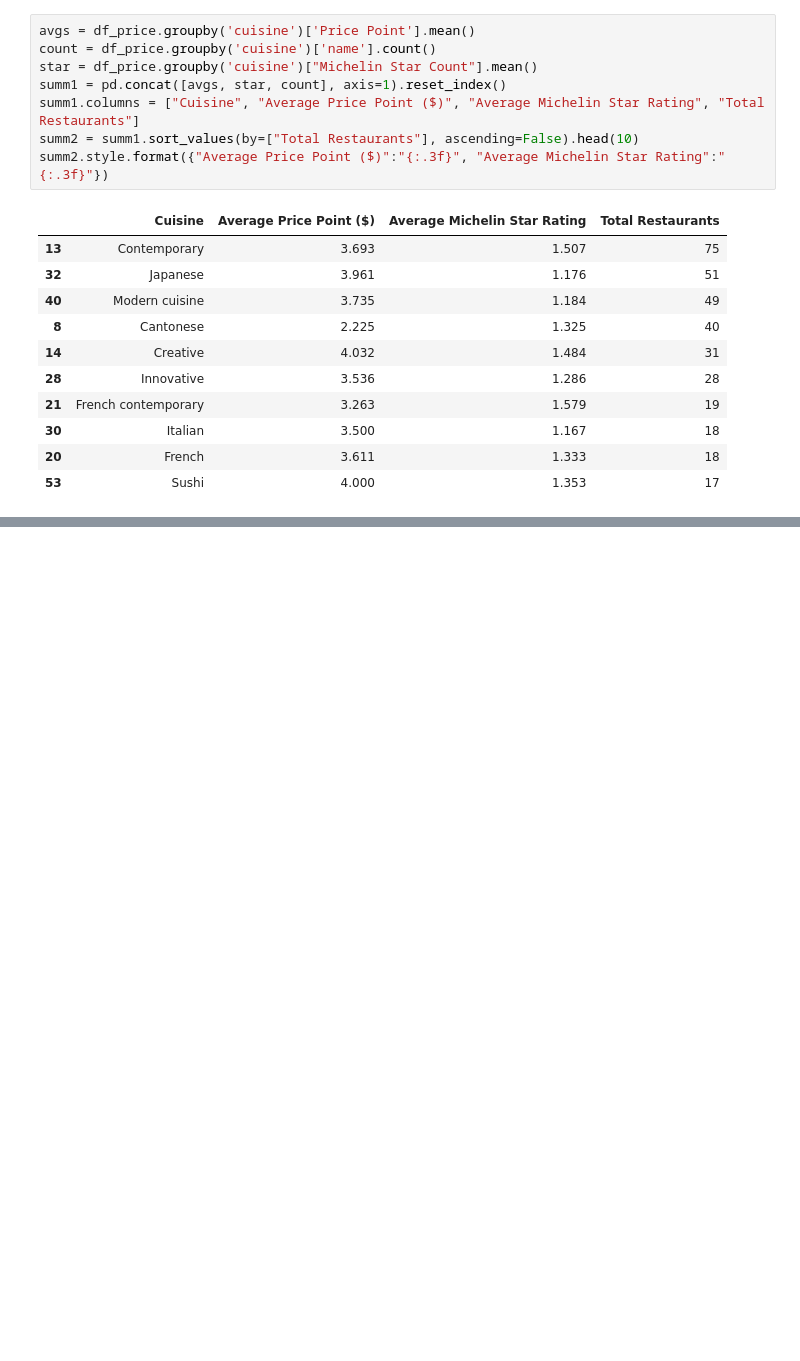
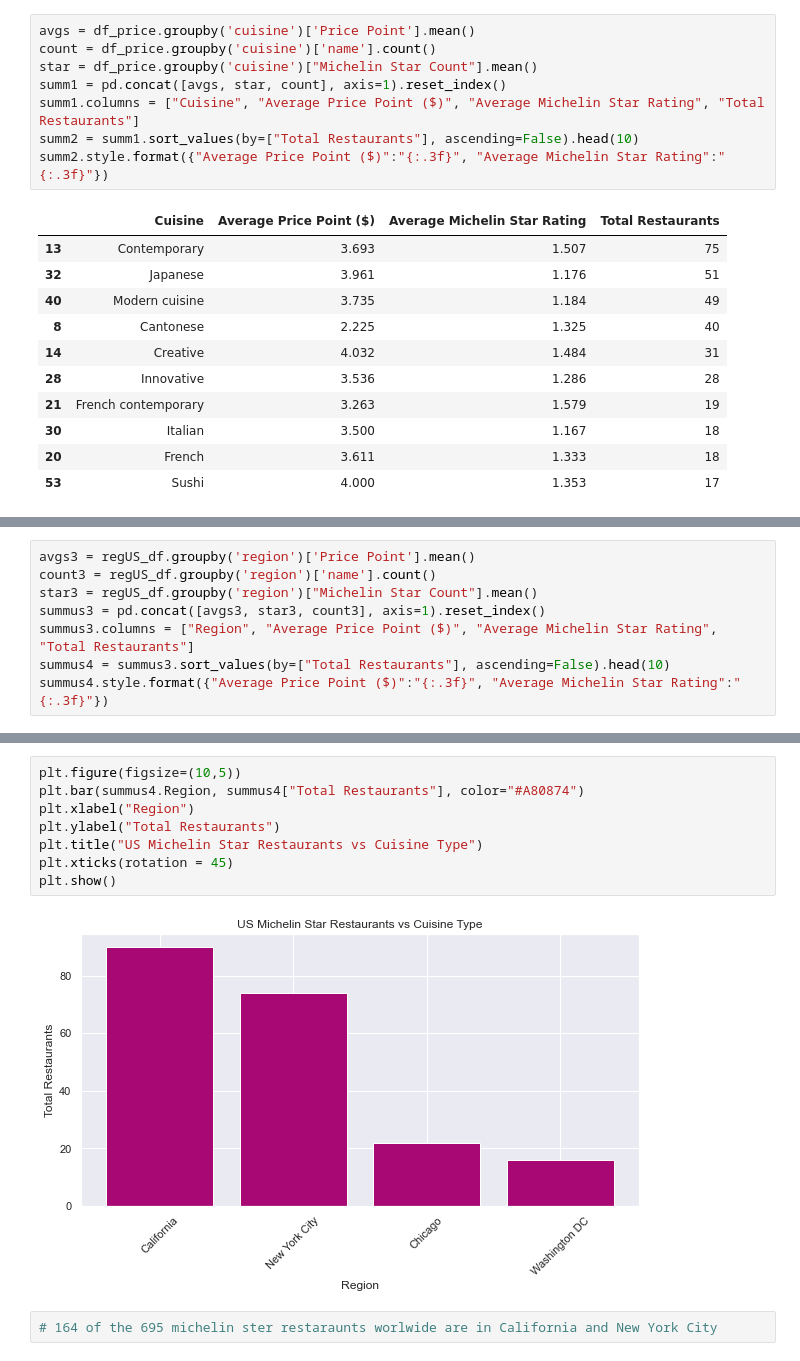
Before and after one commit to EI-github/smu_project1_michelinrestaurants, a Jupyter notebook: Cody_Work/Project 1/Project1.ipynb, the cells around one changed output, grey strips where cells are left out. Saved outputs shown, nothing was run; the diff lists cells and outputs as text; blank space fills up the shorter version.

```diff
--- a/Cody_Work/Project 1/Project1.ipynb
+++ b/Cody_Work/Project 1/Project1.ipynb
@@ -257,0 +324,8 @@ plt.show()
+# %%
+avgs3 = regUS_df.groupby('region')['Price Point'].mean()
+count3 = regUS_df.groupby('region')['name'].count()
+star3 = regUS_df.groupby('region')["Michelin Star Count"].mean()
+summus3 = pd.concat([avgs3, star3, count3], axis=1).reset_index()
+summus3.columns = ["Region", "Average Price Point ($)", "Average Michelin Star Rating", "Total Restaurants"]
+summus4 = summus3.sort_values(by=["Total Restaurants"], ascending=False).head(10)
+summus4.style.format({"Average Price Point ($)":"{:.3f}", "Average Michelin Star Rating":"{:.3f}"})
@@ -257,0 +338,12 @@ plt.show()
+# %%
+plt.figure(figsize=(10,5))
+plt.bar(summus4.Region, summus4["Total Restaurants"], color="#A80874")
+plt.xlabel("Region")
+plt.ylabel("Total Restaurants")
+plt.title("US Michelin Star Restaurants vs Cuisine Type")
+plt.xticks(rotation = 45)
+plt.show()
+# %% [output]
+[figure, added]
+# %%
+# 164 of the 695 michelin ster restaraunts worlwide are in California and New York City
```
Also changed, not shown: parts of 27 cells of this notebook.
